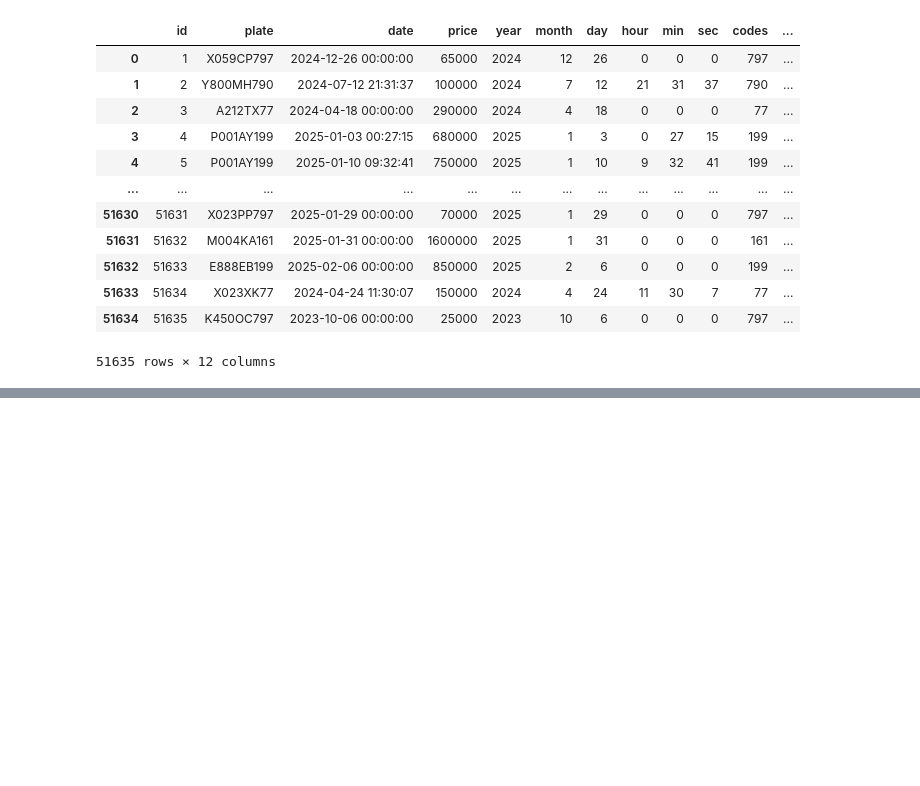
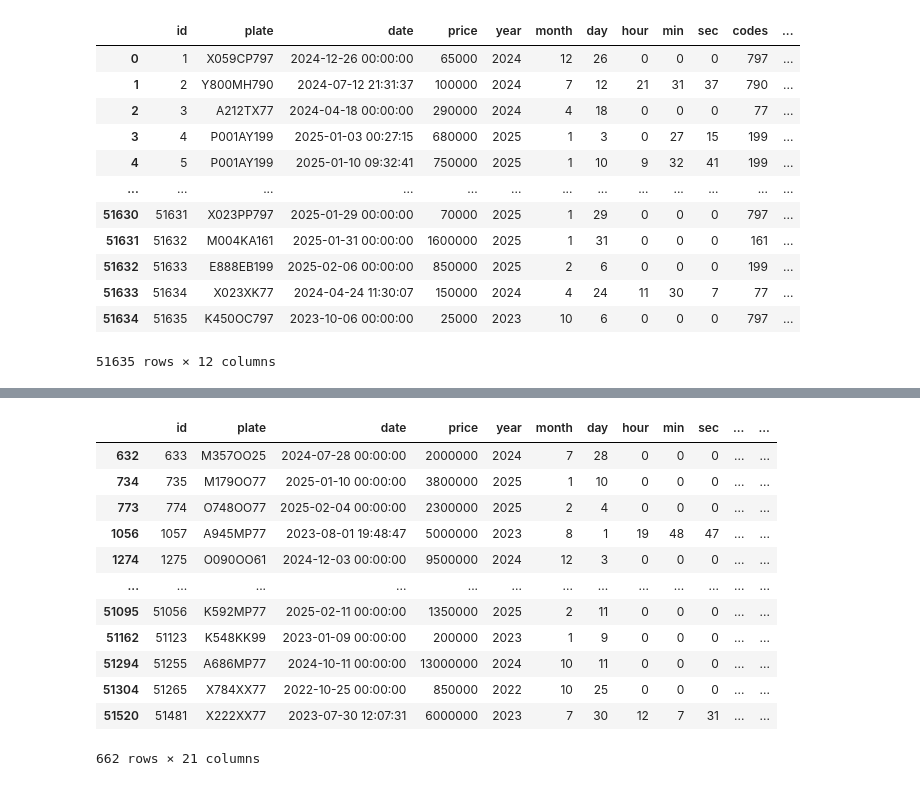
Before and after one commit to saimadhu27/car_plates_price_prediction, a Jupyter notebook: notebook.ipynb, the cells around one changed output, grey strips where cells are left out. Cells and saved outputs as stored; diff of their text form; code cells hidden in the pictures; blank space fills up the shorter version.

```diff
--- a/notebook.ipynb
+++ b/notebook.ipynb
@@ -275,0 +358,16 @@ for key, value in GOVERNMENT_CODES.items():
+# %%
+data_merged[(data_merged['plate_num'] >= data_merged['num_start']) & (data_merged['plate_num'] <= data_merged['num_end'])]
+# %% [output]
+|  | id | plate | date | price | year | month | day | hour | min | sec | ... | ... |
+| 632 | 633 | M357OO25 | 2024-07-28 00:00:00 | 2000000 | 2024 | 7 | 28 | 0 | 0 | 0 | ... | ... |
+| 734 | 735 | M179OO77 | 2025-01-10 00:00:00 | 3800000 | 2025 | 1 | 10 | 0 | 0 | 0 | ... | ... |
+| 773 | 774 | O748OO77 | 2025-02-04 00:00:00 | 2300000 | 2025 | 2 | 4 | 0 | 0 | 0 | ... | ... |
+| 1056 | 1057 | A945MP77 | 2023-08-01 19:48:47 | 5000000 | 2023 | 8 | 1 | 19 | 48 | 47 | ... | ... |
+| 1274 | 1275 | O090OO61 | 2024-12-03 00:00:00 | 9500000 | 2024 | 12 | 3 | 0 | 0 | 0 | ... | ... |
+| ... | ... | ... | ... | ... | ... | ... | ... | ... | ... | ... | ... | ... |
+| 51095 | 51056 | K592MP77 | 2025-02-11 00:00:00 | 1350000 | 2025 | 2 | 11 | 0 | 0 | 0 | ... | ... |
+| 51162 | 51123 | K548KK99 | 2023-01-09 00:00:00 | 200000 | 2023 | 1 | 9 | 0 | 0 | 0 | ... | ... |
+| 51294 | 51255 | A686MP77 | 2024-10-11 00:00:00 | 13000000 | 2024 | 10 | 11 | 0 | 0 | 0 | ... | ... |
+| 51304 | 51265 | X784XX77 | 2022-10-25 00:00:00 | 850000 | 2022 | 10 | 25 | 0 | 0 | 0 | ... | ... |
+| 51520 | 51481 | X222XX77 | 2023-07-30 12:07:31 | 6000000 | 2023 | 7 | 30 | 12 | 7 | 31 | ... | ... |
+662 rows × 21 columns
```
Also changed, not shown: parts of 9 cells of this notebook, 1 other file.
